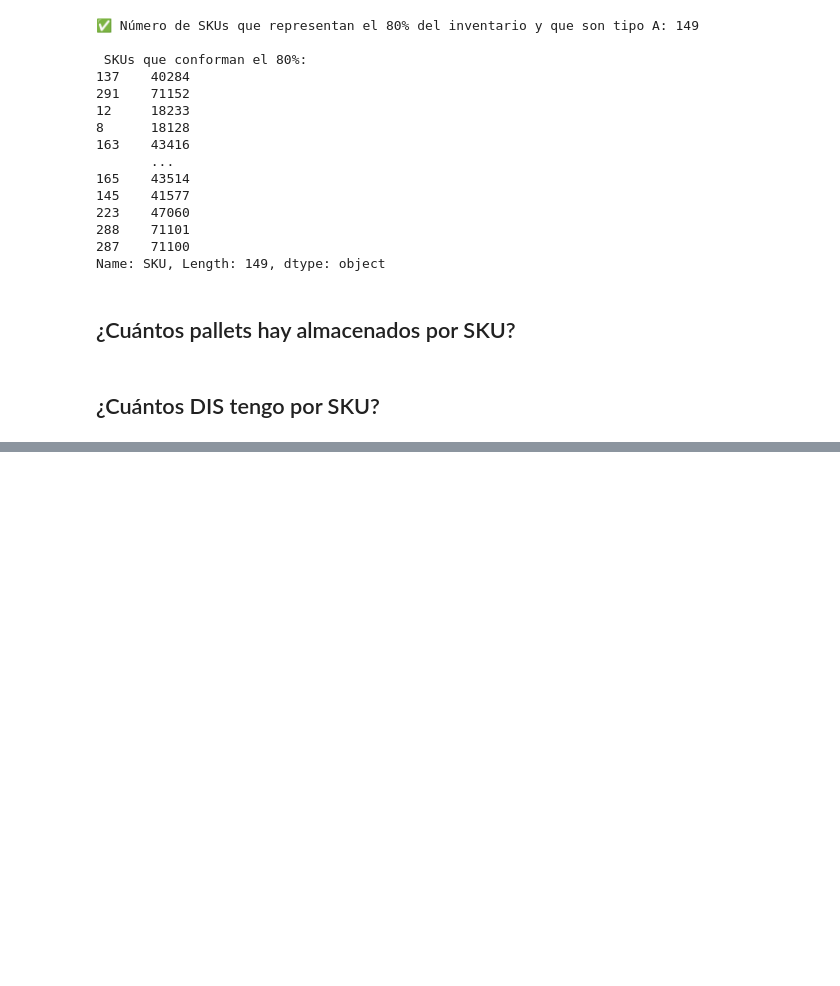
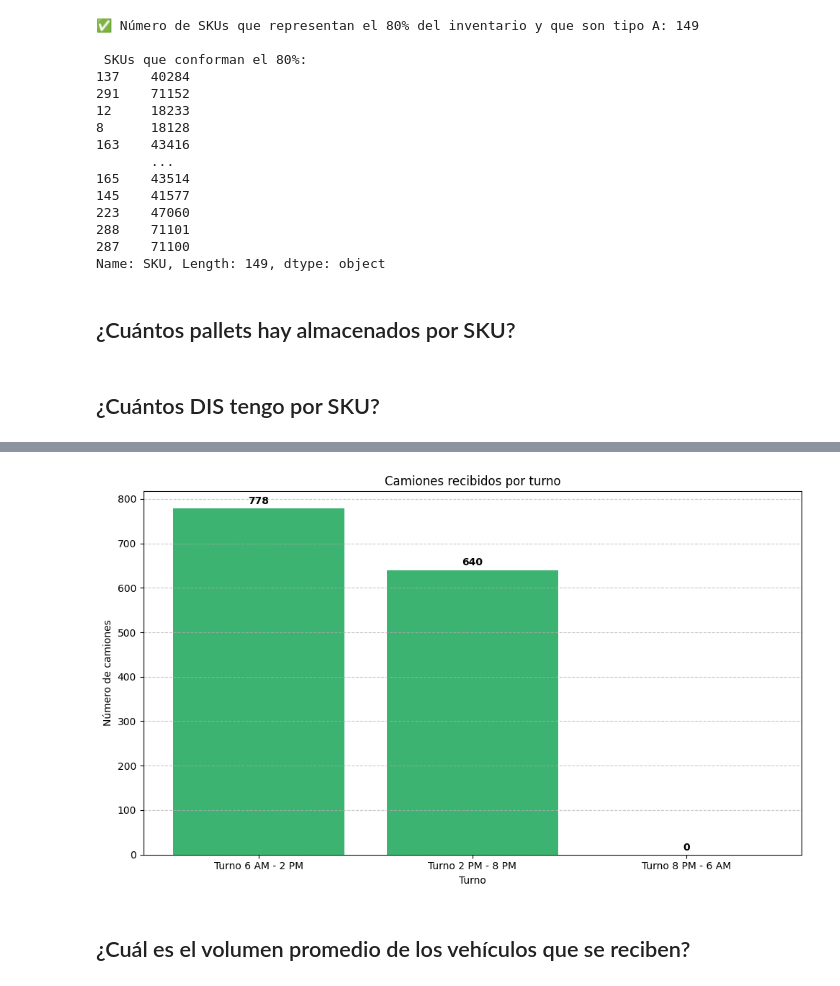
Before and after one commit to ValentinaJimenezTorres/CA_inventarios, a Jupyter notebook: b_exploracion_limpieza.ipynb, the cells around one changed output, grey strips where cells are left out. Cells and saved outputs as stored; diff of their text form; code cells hidden in the pictures; blank space fills up the shorter version.

```diff
--- a/b_exploracion_limpieza.ipynb
+++ b/b_exploracion_limpieza.ipynb
@@ -248,0 +297,3 @@ print(popularidad_C['SKU'])
+# %%
+# Convertir la columna Hora a formato datetime.time
+df_entradas['Hora'] = pd.to_datetime(df_entradas['Hora'], format='%H:%M:%S')
@@ -248,0 +326,18 @@ print(popularidad_C['SKU'])
+# %%
+plt.figure(figsize=(10, 6))
+plt.bar(df_turnos_recibidos['Turno'].astype(str), df_turnos_recibidos['Camiones Recibidos'], color='mediumseagreen')
+plt.title('Camiones recibidos por turno')
+plt.xlabel('Turno')
+plt.ylabel('Número de camiones')
+plt.grid(axis='y', linestyle='--', alpha=0.7)
+
+# Mostrar los valores encima de cada barra
+for i, v in enumerate(df_turnos_recibidos['Camiones Recibidos']):
+    plt.text(i, v + 10, str(v), ha='center', fontweight='bold')
+
+plt.tight_layout()
+plt.show()
+# %% [output]
+[figure, added]
+# %% [markdown]
+## ¿Cuál es el volumen promedio de los vehículos que se reciben?
```
Also changed, not shown: parts of 25 cells of this notebook.
